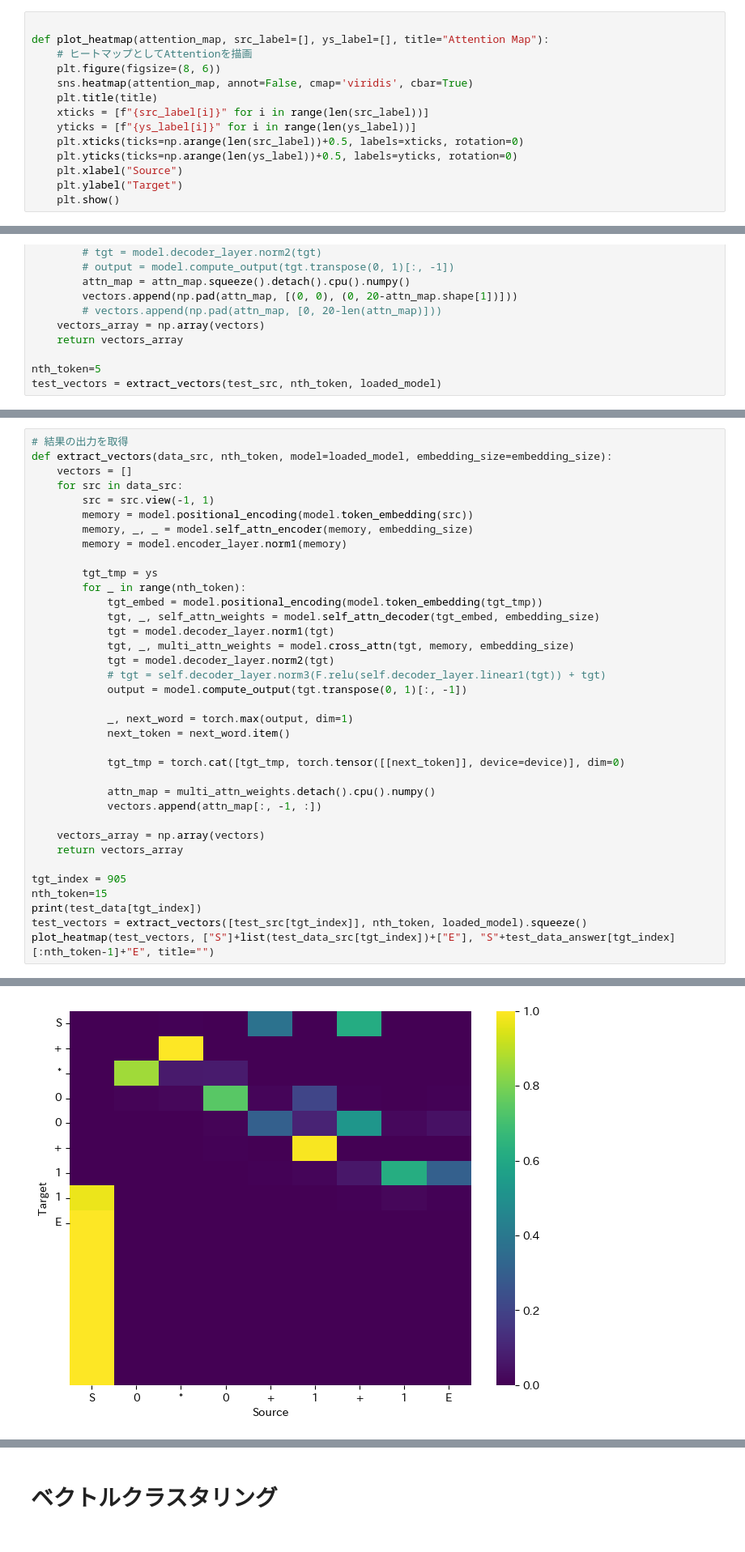
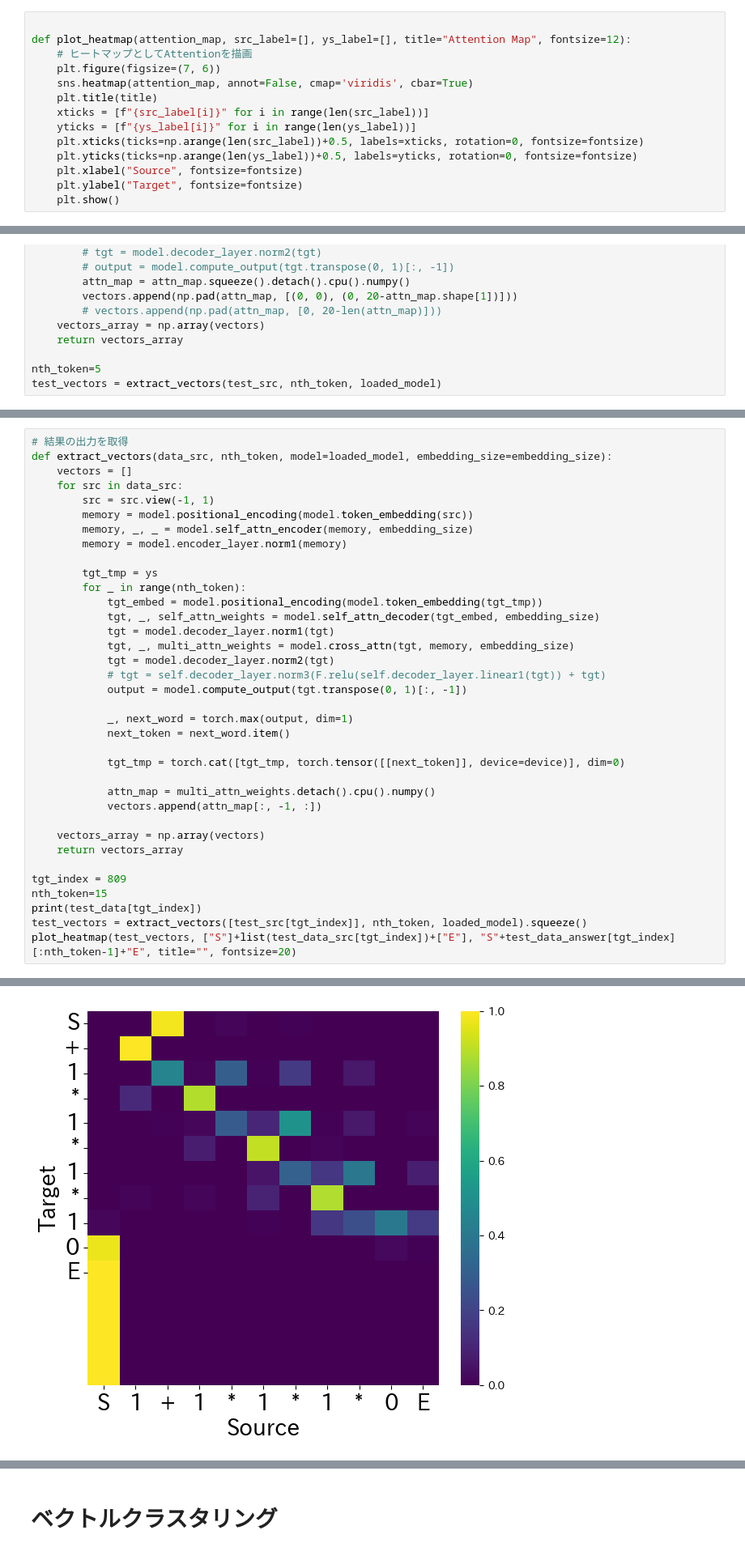
Before and after one commit to AriRyo/transformer-ansys, a Jupyter notebook: FomulaBEAT/analysis_06-3.ipynb, the cells around one changed output, grey strips where cells are left out. Shown at 81% size. Saved outputs shown, nothing was run; the diff lists cells and outputs as text.

```diff
--- a/FomulaBEAT/analysis_06-3.ipynb
+++ b/FomulaBEAT/analysis_06-3.ipynb
@@ -371,17 +371,17 @@ Seq2SeqForSavedModel(
 Attentionがうまく言っている例
 # %%
 
-def plot_heatmap(attention_map, src_label=[], ys_label=[], title="Attention Map"):
+def plot_heatmap(attention_map, src_label=[], ys_label=[], title="Attention Map", fontsize=12):
     # ヒートマップとしてAttentionを描画
-    plt.figure(figsize=(8, 6))
+    plt.figure(figsize=(7, 6))
     sns.heatmap(attention_map, annot=False, cmap='viridis', cbar=True)
     plt.title(title)
     xticks = [f"{src_label[i]}" for i in range(len(src_label))]
     yticks = [f"{ys_label[i]}" for i in range(len(ys_label))]
-    plt.xticks(ticks=np.arange(len(src_label))+0.5, labels=xticks, rotation=0)
-    plt.yticks(ticks=np.arange(len(ys_label))+0.5, labels=yticks, rotation=0)
-    plt.xlabel("Source")
-    plt.ylabel("Target")
+    plt.xticks(ticks=np.arange(len(src_label))+0.5, labels=xticks, rotation=0, fontsize=fontsize)
+    plt.yticks(ticks=np.arange(len(ys_label))+0.5, labels=yticks, rotation=0, fontsize=fontsize)
+    plt.xlabel("Source", fontsize=fontsize)
+    plt.ylabel("Target", fontsize=fontsize)
     plt.show()
 # %%
 import random
@@ -529,9 +529,9 @@ def extract_vectors(data_src, nth_token, model=loaded_model, embedding_size=embe
     vectors_array = np.array(vectors)
     return vectors_array
 
-tgt_index = 905
+tgt_index = 809
 nth_token=15
 print(test_data[tgt_index])
 test_vectors = extract_vectors([test_src[tgt_index]], nth_token, loaded_model).squeeze()
-plot_heatmap(test_vectors, ["S"]+list(test_data_src[tgt_index])+["E"], "S"+test_data_answer[tgt_index][:nth_token-1]+"E", title="")
+plot_heatmap(test_vectors, ["S"]+list(test_data_src[tgt_index])+["E"], "S"+test_data_answer[tgt_index][:nth_token-1]+"E", title="", fontsize=20)
 # %% [output]
@@ -539 +539 @@ plot_heatmap(test_vectors, ["S"]+list(test_data_src[tgt_index])+["E"], "S"+test_
-[figure, old version]
+[figure, new version]
```
Also changed, not shown: parts of 14 cells of this notebook, 8 other files.
